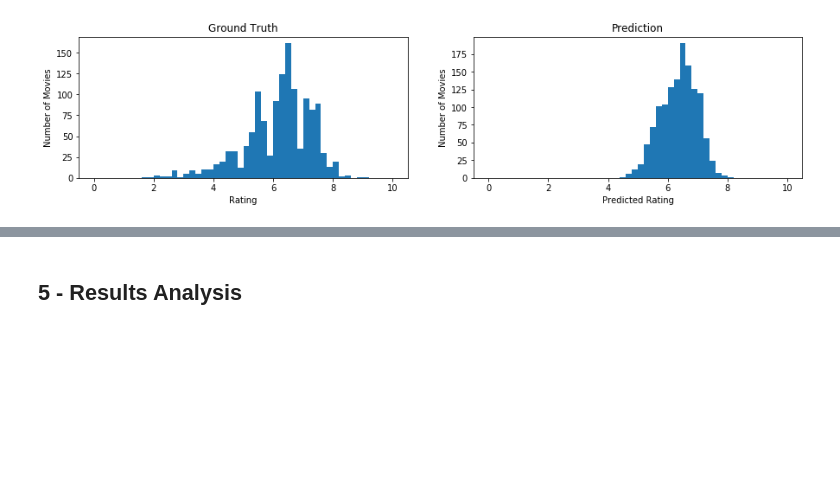
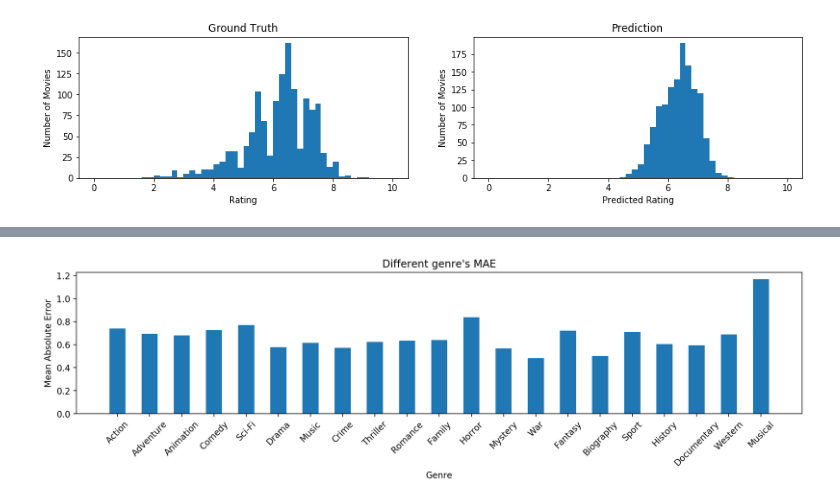
Before and after one commit to pupboss/CE7454-Project-Fall2019, a Jupyter notebook: notebook/notebook.ipynb, the cells around one changed output, grey strips where cells are left out. Cells and saved outputs as stored; diff of their text form; code cells hidden in the pictures; blank space fills up the shorter version.

Commit message:
update notebook Result analysis

```diff
--- a/notebook/notebook.ipynb
+++ b/notebook/notebook.ipynb
@@ -532,2 +522,28 @@ val.describe()
-# %% [markdown]
-## 5 - Results Analysis
+# %%
+val.to_csv("../data/val_with_predicted_rating.tsv",sep='\t')
+val = pd.read_csv("../data/val_with_predicted_rating.tsv",sep='\t',index_col=0)
+# %%
+genres = {}
+for row in val.iterrows():
+    rating = row[1]['averageRating']
+    pre_rating = row[1]['predicted_rating']
+    for genre in row[1]['genres'].split(','):
+        if genre == '\\N':
+            continue
+        try:
+            genres[genre][0] += abs(rating - pre_rating)
+            genres[genre][1] += 1
+        except KeyError:
+            genres[genre] = [abs(rating - pre_rating),1]
+
+plt.figure(figsize=(15,3), dpi=200)
+x = np.arange(len(genres))
+width = 0.5
+plt.bar(x, [(genres[k][0]/genres[k][1]) for k in genres], width)
+plt.xticks(range(len(genres)), genres, rotation=45)
+plt.title("Different genre's MAE")
+plt.xlabel("Genre")
+plt.ylabel("Mean Absolute Error")
+plt.show()
+# %% [output]
+[figure, added]
```
Also changed, not shown: parts of 4 cells of this notebook.
